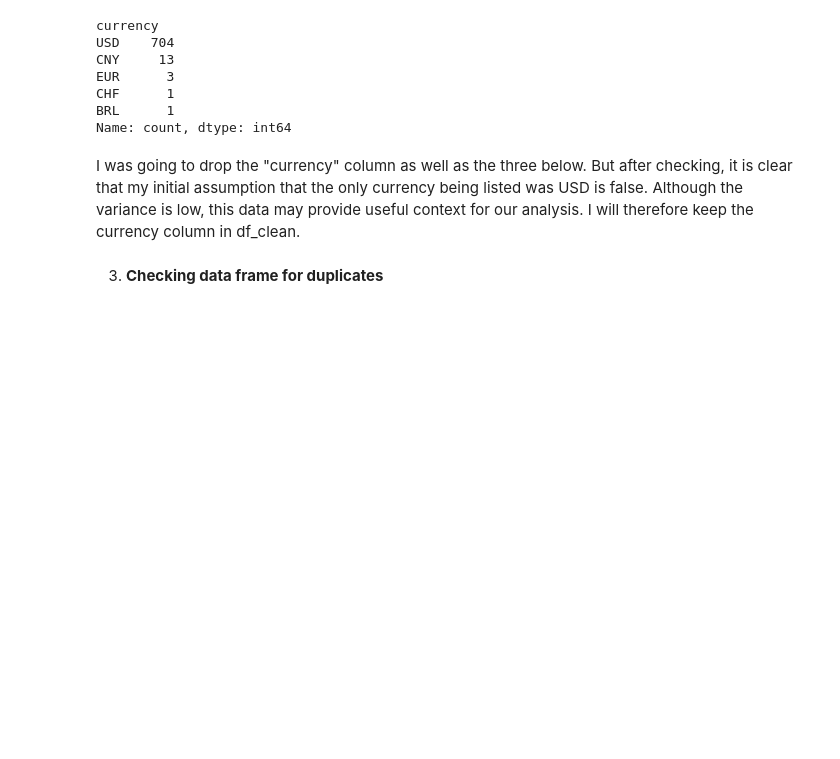
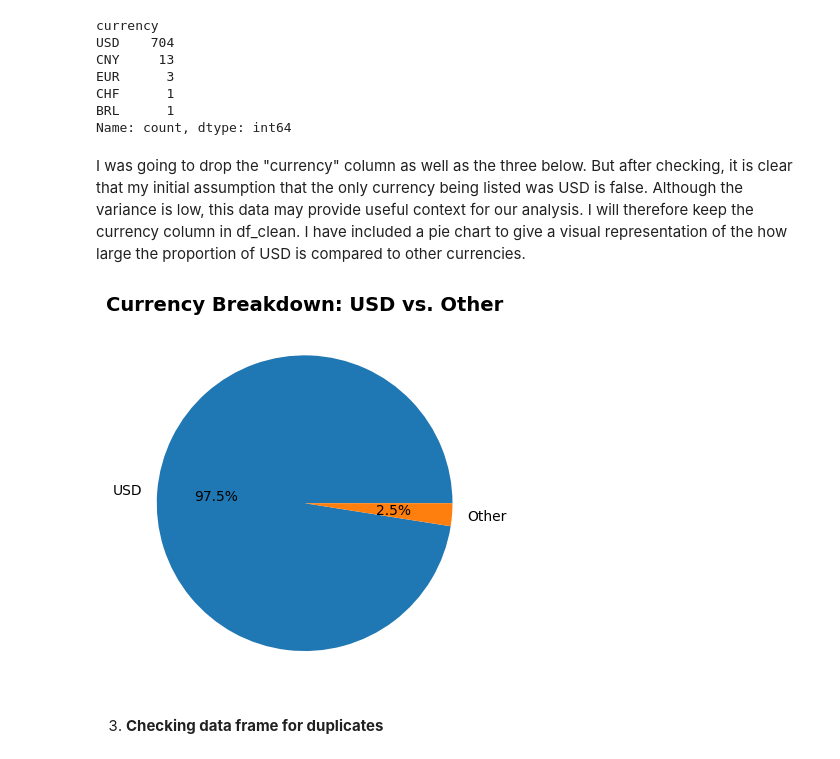
Before and after one commit to ColmHH/esg_corporate_analysis, a Jupyter notebook: jupyter_notebooks/esg_corporate_analysis.ipynb, the cells around one changed output. Drawn from its saved outputs; the diff is of its cells as text; code cells hidden in the pictures; blank space fills up the shorter version.

Commit message:
Added charts for currency and processing date investigations

```diff
--- a/jupyter_notebooks/esg_corporate_analysis.ipynb
+++ b/jupyter_notebooks/esg_corporate_analysis.ipynb
@@ -279,7 +279,21 @@ CHF      1
 BRL      1
 Name: count, dtype: int64
 # %% [markdown]
-I was going to drop the "currency" column as well as the three below. But after checking, it is clear that my initial assumption that the only currency being listed was USD is false. Although the variance is low, this data may provide useful context for our analysis. I will therefore keep the currency column in df_clean.
+I was going to drop the "currency" column as well as the three below. But after checking, it is clear that my initial assumption that the only currency being listed was USD is false. Although the variance is low, this data may provide useful context for our analysis. I will therefore keep the currency column in df_clean. I have included a pie chart to give a visual representation of the how large the proportion of USD is compared to other currencies.
+# %%
+currency_counts = df['currency'].value_counts()
+
+usd_count = currency_counts['USD']
+other_count = currency_counts.drop('USD').sum()
+
+currency_list = ['USD', 'Other']
+currency_shares = [usd_count, other_count]
+
+plt.pie(currency_shares, labels=currency_list, autopct='%1.1f%%')
+plt.title('Currency Breakdown: USD vs. Other', fontsize=14, fontweight='bold')
+plt.show()
+# %% [output]
+[figure, added]
 # %%
 df_clean = df_clean.drop(columns=['cik', 'weburl', 'logo'])
 # %% [markdown]
```
Also changed, not shown: parts of 3 cells of this notebook.
